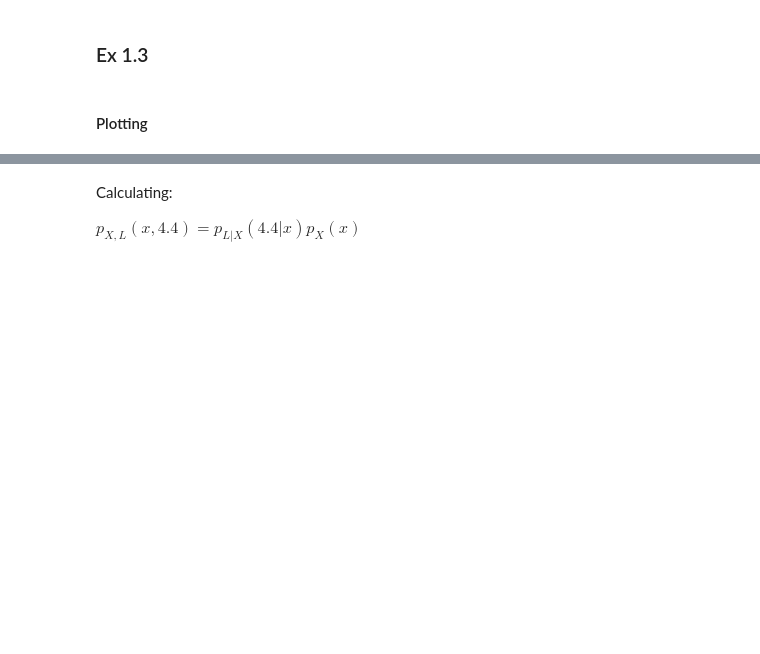
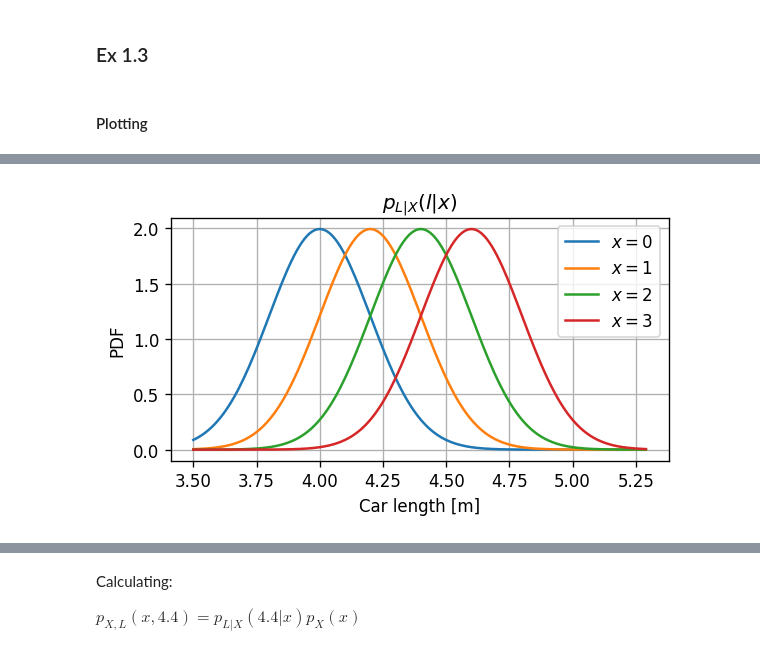
Before and after one commit to technion046195/technion_046195_2020_spring, a Jupyter notebook: _tutorials/tutorial_01/code/tutorial_01.ipynb, the cells around one changed output, grey strips where cells are left out. Drawn from its saved outputs; the diff is of its cells as text; code cells hidden in the pictures; blank space fills up the shorter version.

```diff
--- a/_tutorials/tutorial_01/code/tutorial_01.ipynb
+++ b/_tutorials/tutorial_01/code/tutorial_01.ipynb
@@ -47,12 +47,11 @@ p_xy
 Calcualting $p_{X,Y}\left(1,2\right)$
 # %%
 p_xy.loc[1, 2] = 1 - np.nansum(p_xy)
-display(Markdown('$p_{{X,Y}}\\left(1,2\\right)={:.3}$'.format(p_xy.loc[1, 2])))
-
-p_xy.loc[1, 2] = p_xy_1_2
-
-display(Markdown('$p_{{X,Y}}$:'))
-display(HTML(p_xy.to_html()))
+display(
+    Latex(r'$p_{{X,Y}}\left(1,2\right)={:.3}$'.format(p_xy.loc[1, 2])),
+    Latex(r'$p_{{X,Y}}$:'),
+    HTML(p_xy.to_html()),
+    )
 # %% [output]
 $p_{X,Y}\left(1,2\right)=0.05$
 $p_{{X,Y}}$:
@@ -99,16 +100,16 @@ from scipy.stats import norm
 
 length_grid = np.arange(3.5, 5.3, 0.01)
 sigma = 0.2
-pl_given_x = [norm(4 + 0.2 * x, sigma) for x in x_grid]
+p_l_given_x = [norm(4 + 0.2 * x, sigma) for x in p_x.index]
 # %% [markdown]
 #### Plotting
 # %%
 fig, ax = plt.subplots(figsize=(5, 3))
-ax.set_title('$p_{L|X}\\left(l|x\\right)$')
+ax.set_title(r'$p_{L|X}\left(l|x\right)$')
 for x in p_x.index:
-    ax.plot(length_grid, pl_given_x[x].pdf(length_grid), label='$x={}$'.format(x));
+    ax.plot(length_grid, p_l_given_x[x].pdf(length_grid), label='$x={}$'.format(x));
 ax.set_xlabel('Car length [m]')
-ax.set_ylabel('PDF');
+ax.set_ylabel('PDF')
 ax.legend()
 plt.tight_layout()
 # %% [output]
@@ -117,2 +116,3 @@ plt.tight_layout()
+[figure, added]
 # %%
 fig, ax = plt.subplots(figsize=(5, 3))
```
Also changed, not shown: parts of 11 cells of this notebook, 2 other files.
